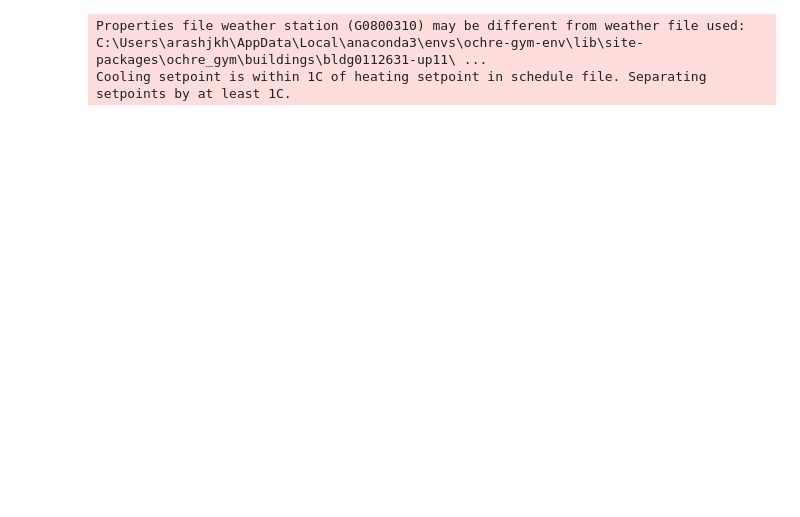
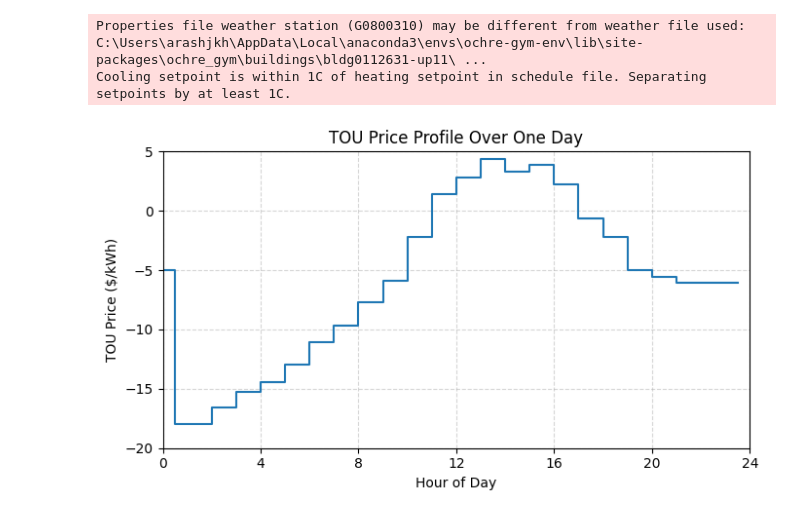
Before and after one commit to ajkhabbazi/ochre-gym-ajk, a Jupyter notebook: rl-project/rl-project.ipynb, the cells around one changed output. Saved outputs shown, nothing was run; the diff lists cells and outputs as text; code cells hidden in the pictures; blank space fills up the shorter version.

```diff
--- a/rl-project/rl-project.ipynb
+++ b/rl-project/rl-project.ipynb
@@ -58,4 +82,68 @@ env = HeatingSetpointDiscrete(env, SETPOINTS)
 # %% [output]
 Properties file weather station (G0800310) may be different from weather file used: C:\Users\arashjkh\AppData\Local\anaconda3\envs\ochre-gym-env\lib\site-packages\ochre_gym\buildings\bldg0112631-up11\ ...
 Cooling setpoint is within 1C of heating setpoint in schedule file. Separating setpoints by at least 1C.
+# %%
+import numpy as np
+import pandas as pd
+import matplotlib.pyplot as plt
+
+# -------------------------------------------------------------
+# Collect TOU price for the first 24 hours
+# -------------------------------------------------------------
+
+obs, info = env.reset()
+
+hours = []
+prices = []
+
+for t in range(48):  # 24 hours @ 30-min resolution
+    # obs structure: [Tin, Tout, Price]
+    obs_arr = np.asarray(obs).ravel()
+    price = float(obs_arr[2])  # Energy Price ($)
+
+    # Extract hour from info["Datetime"]
+    dt = info.get("Datetime", None)
+    if isinstance(dt, str):
+        dt = pd.to_datetime(dt)
+
+    if dt is not None:
+        hour = dt.hour + dt.minute / 60.0
+    else:
+        # fallback: assume 30-min steps from midnight
+        hour = 0.5 * t
+
+    prices.append(price)
+    hours.append(hour)
+
+    # Take any action; price does not depend on action
+    obs, reward, terminated, truncated, info = env.step(0)
+    if terminated or truncated:
+        break
+
+# Sort points by time (just in case)
+hours = np.array(hours)
+prices = np.array(prices)
+idx = np.argsort(hours)
+hours = hours[idx]
+prices = prices[idx]
+
+# -------------------------------------------------------------
+# Plot TOU price profile
+# -------------------------------------------------------------
+plt.figure(figsize=(7, 4))
+plt.step(hours, prices, where="post")
+
+# Axis formatting
+plt.xlim(0, 24)
+plt.xticks(np.arange(0, 25, 4))  # 0, 4, 8, ..., 24
+plt.ylim(-20, 5)
+
+plt.xlabel("Hour of Day")
+plt.ylabel("TOU Price ($/kWh)")
+plt.title("TOU Price Profile Over One Day")
+plt.grid(True, linestyle="--", alpha=0.5)
+plt.tight_layout()
+plt.show()
+# %% [output]
+[figure, added]
 # %%
```
Also changed, not shown: parts of 11 cells of this notebook.
